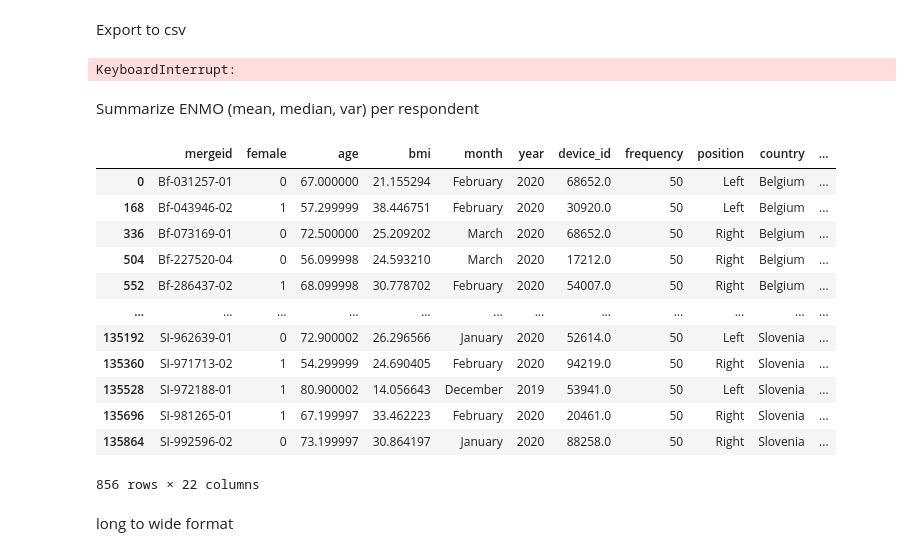
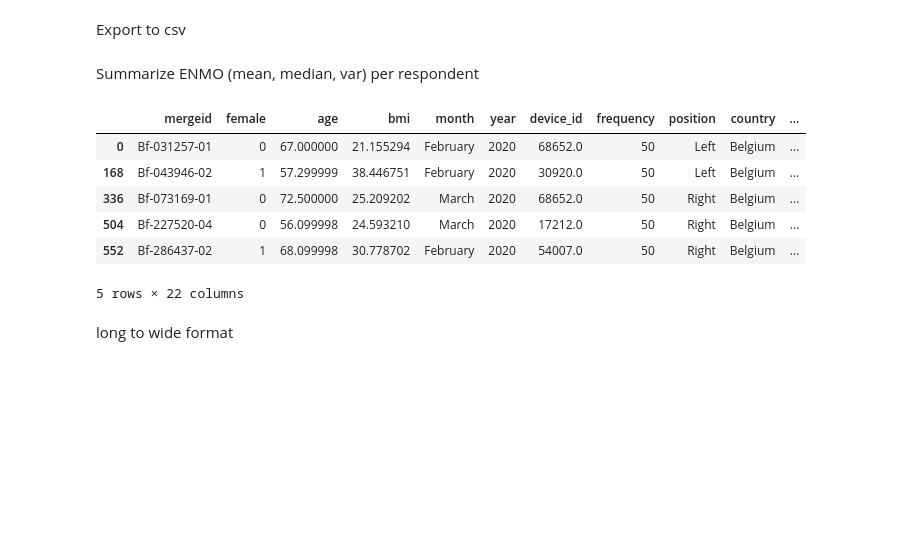
Before and after one commit to mjoeli/csb_project, a Jupyter notebook: ENMO_stat.ipynb, the cells around one changed output. Saved outputs shown, nothing was run; the diff lists cells and outputs as text; code cells hidden in the pictures; blank space fills up the shorter version.

```diff
--- a/ENMO_stat.ipynb
+++ b/ENMO_stat.ipynb
@@ -102,7 +102,7 @@ d7: Hypertension + Diabetes + OA
 # %%
 df['Hypertension'] = pd.to_numeric(df['ph006d2'])
 df['Diabetes'] = pd.to_numeric(df['ph006d5'])
-df['OA'] = np.where(((df['ph006d20'] == 1) & (df['ph087d2'] == 1)) | ((df['ph006d20'] == 1) & (df['ph087d3'] == 1)), 1, 0)
+df['OA'] = np.where(((df['ph006d20'] == 1) & (df['ph087d2'] == 1)) | ((df['ph006d20'] == 1) & (df['ph087d3'] == 1)), int(1), int(0))
 # %%
 df['d1'] = np.where((df['Hypertension'] == 1) & (df['Diabetes'] == 0) & (df['OA'] == 0), int(1), int(0))
 df['d2'] = np.where((df['Hypertension'] == 0) & (df['Diabetes'] == 1) & (df['OA'] == 0), int(1), int(0))
@@ -129,15 +129,3 @@ d1    43728
 d3     8616
 d2     8040
 Name: disease, dtype: int64
-# %%
-'''
-df['disease'] = pd.np.where(df['d1'] == 1, "d1",
-                   pd.np.where(df['d2'] == 1, "d2",
-                   pd.np.where(df['d3'] == 1, "d3",
-                   pd.np.where(df['d4'] == 1, "d4",
-                   pd.np.where(df['d5'] == 1, "d5",
-                   pd.np.where(df['d6'] == 1, "d6",
-                   pd.np.where(df['d7'] == 1, "d7",
-                   pd.np.where(df['control'] == 1, "c", 0))))))))
-df['disease'].value_counts()
-'''
@@ -194,9 +174,7 @@ df_stat
 Export to csv
 # %%
 # Export Dataframe to csv-file
-df_stat.to_csv(r'merged_data.csv', index = False)
+# df_stat.to_csv(r'merged_data.csv', index = False)
-# %% [output]
-KeyboardInterrupt:
 # %% [markdown]
 Summarize ENMO (mean, median, var) per respondent
 # %%
@@ -215,23 +193,17 @@ def calc_ENMO_stats(df, enmo_col='ENMO_hour'):
 # %%
 df_summarize = calc_ENMO_stats(df_stat)
 df_summarize = df_summarize.drop_duplicates(subset='mergeid', keep='first')
-cols = ['ENMO_hour','GGIR_N_valid_hours', 'hour', 'measurementday', 'weekday']
+cols = ['ENMO_hour','GGIR_N_valid_hours','measurementday', 'hour', 'weekday']
 df_summarize.drop(cols, inplace=True, axis=1)
-df_summarize
+df_summarize.head(5)
 # %% [output]
 |  | mergeid | female | age | bmi | month | year | device_id | frequency | position | country | ... |
 | 0 | Bf-031257-01 | 0 | 67.000000 | 21.155294 | February | 2020 | 68652.0 | 50 | Left | Belgium | ... |
 | 168 | Bf-043946-02 | 1 | 57.299999 | 38.446751 | February | 2020 | 30920.0 | 50 | Left | Belgium | ... |
 | 336 | Bf-073169-01 | 0 | 72.500000 | 25.209202 | March | 2020 | 68652.0 | 50 | Right | Belgium | ... |
 | 504 | Bf-227520-04 | 0 | 56.099998 | 24.593210 | March | 2020 | 17212.0 | 50 | Right | Belgium | ... |
 | 552 | Bf-286437-02 | 1 | 68.099998 | 30.778702 | February | 2020 | 54007.0 | 50 | Right | Belgium | ... |
-| ... | ... | ... | ... | ... | ... | ... | ... | ... | ... | ... | ... |
-| 135192 | SI-962639-01 | 0 | 72.900002 | 26.296566 | January | 2020 | 52614.0 | 50 | Left | Slovenia | ... |
-| 135360 | SI-971713-02 | 1 | 54.299999 | 24.690405 | February | 2020 | 94219.0 | 50 | Right | Slovenia | ... |
-| 135528 | SI-972188-01 | 1 | 80.900002 | 14.056643 | December | 2019 | 53941.0 | 50 | Left | Slovenia | ... |
-| 135696 | SI-981265-01 | 1 | 67.199997 | 33.462223 | February | 2020 | 20461.0 | 50 | Right | Slovenia | ... |
-| 135864 | SI-992596-02 | 0 | 73.199997 | 30.864197 | January | 2020 | 88258.0 | 50 | Right | Slovenia | ... |
-856 rows × 22 columns
+5 rows × 22 columns
 # %% [markdown]
 long to wide format
 # %%
```
Also changed, not shown: parts of 9 cells of this notebook.
